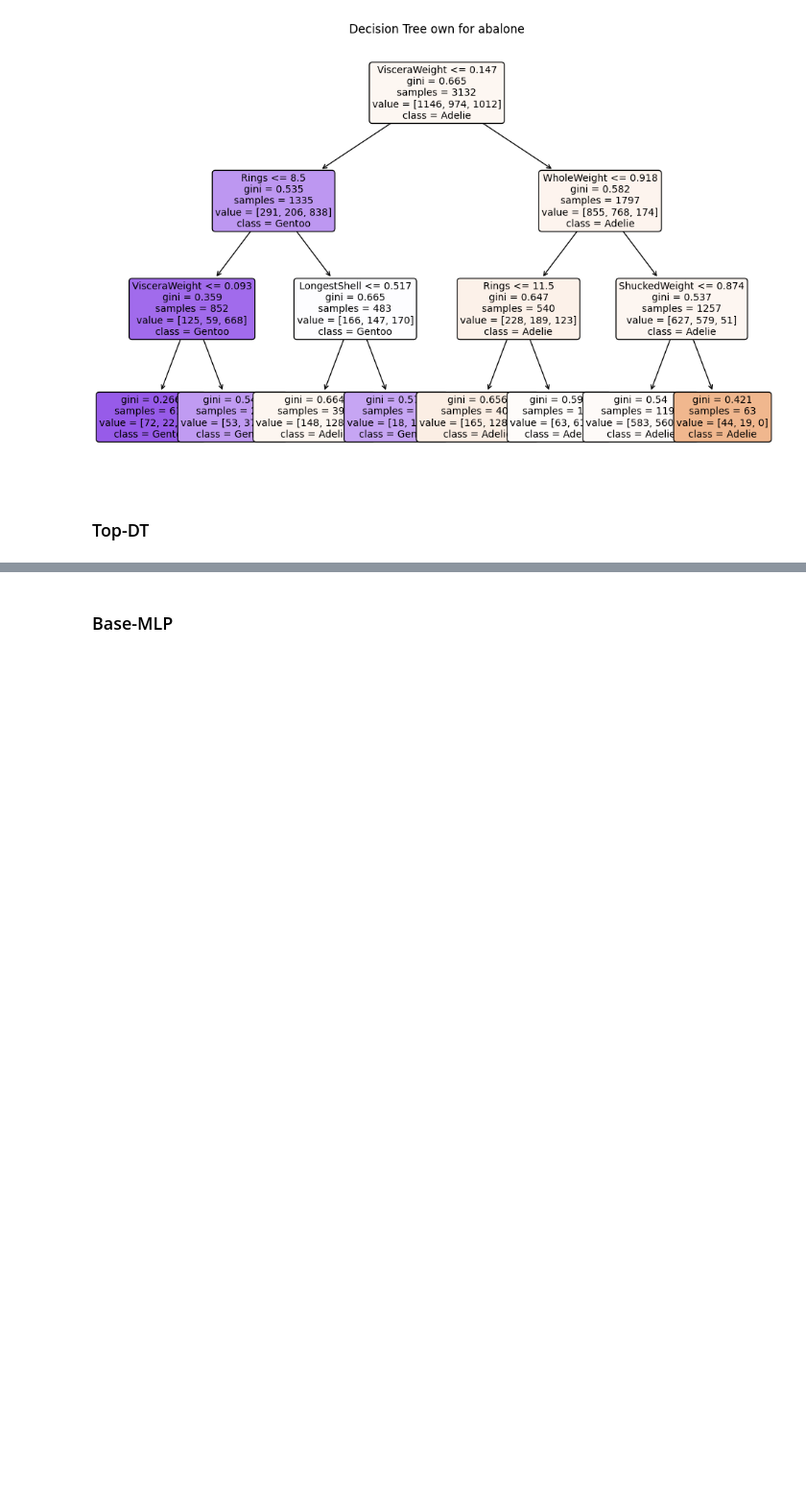
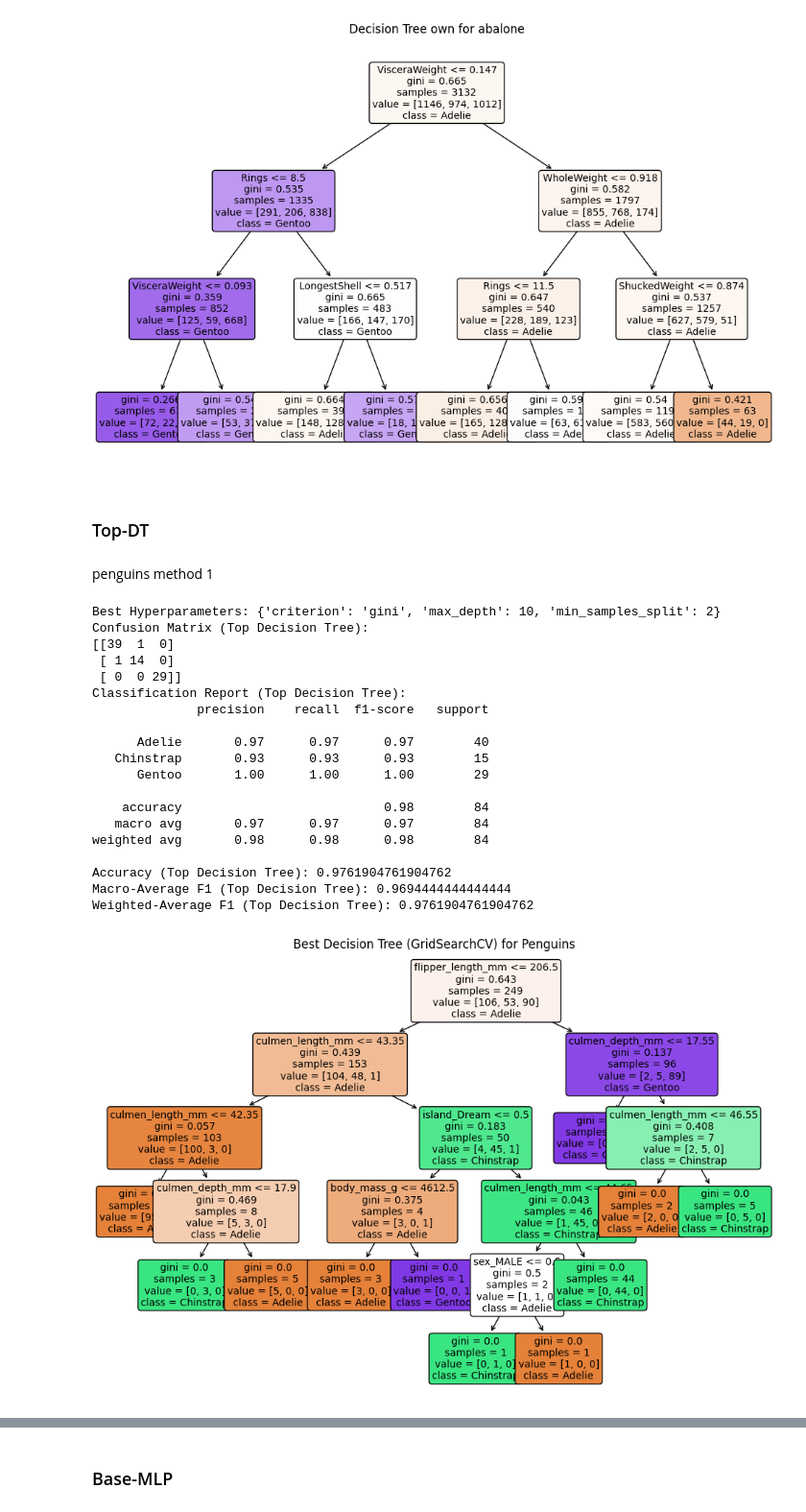
Before and after one commit to ZahinK7/472-Assignment1_40060174_40114478, a Jupyter notebook: a1.ipynb, the cells around one changed output, grey strips where cells are left out. Shown at 96% size. Saved outputs shown, nothing was run; the diff lists cells and outputs as text; code cells hidden in the pictures; blank space fills up the shorter version.

```diff
--- a/a1.ipynb
+++ b/a1.ipynb
@@ -490,0 +665,25 @@ Weighted-Average F1 (Decision Tree): 0.43307511553304
+# %% [markdown]
+penguins method 1
+# %%
+top_dt(X1_train,y1_train,X1_test,y1_test,X1,y1)
+# %% [output]
+Best Hyperparameters: {'criterion': 'gini', 'max_depth': 10, 'min_samples_split': 2}
+Confusion Matrix (Top Decision Tree):
+[[39  1  0]
+ [ 1 14  0]
+ [ 0  0 29]]
+Classification Report (Top Decision Tree):
+              precision    recall  f1-score   support
+
+      Adelie       0.97      0.97      0.97        40
+   Chinstrap       0.93      0.93      0.93        15
+      Gentoo       1.00      1.00      1.00        29
+
+    accuracy                           0.98        84
+   macro avg       0.97      0.97      0.97        84
+weighted avg       0.98      0.98      0.98        84
+
+Accuracy (Top Decision Tree): 0.9761904761904762
+Macro-Average F1 (Top Decision Tree): 0.9694444444444444
+Weighted-Average F1 (Top Decision Tree): 0.9761904761904762
+[figure, added]
```
Also changed, not shown: parts of 14 cells of this notebook.
